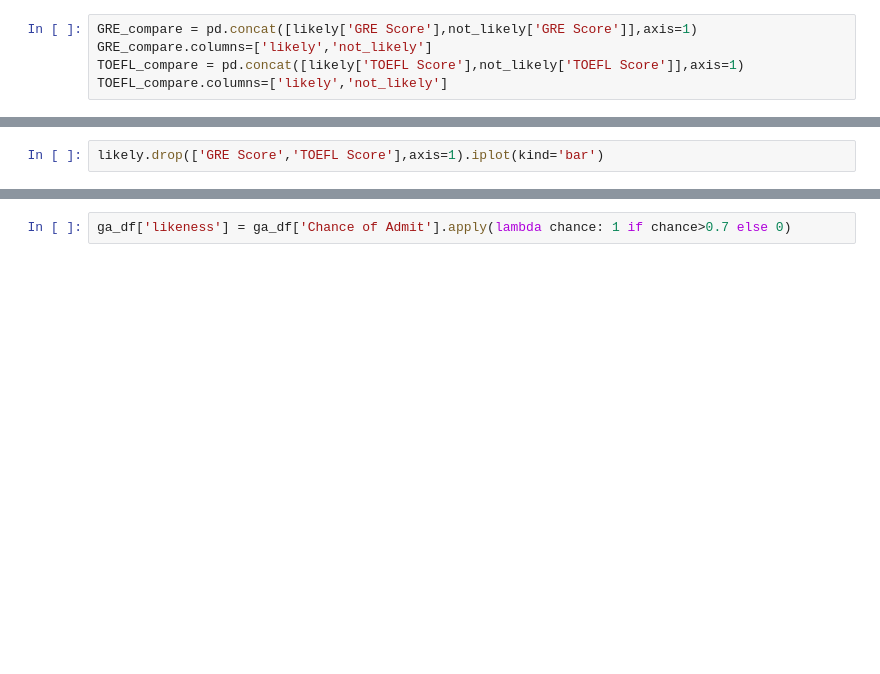
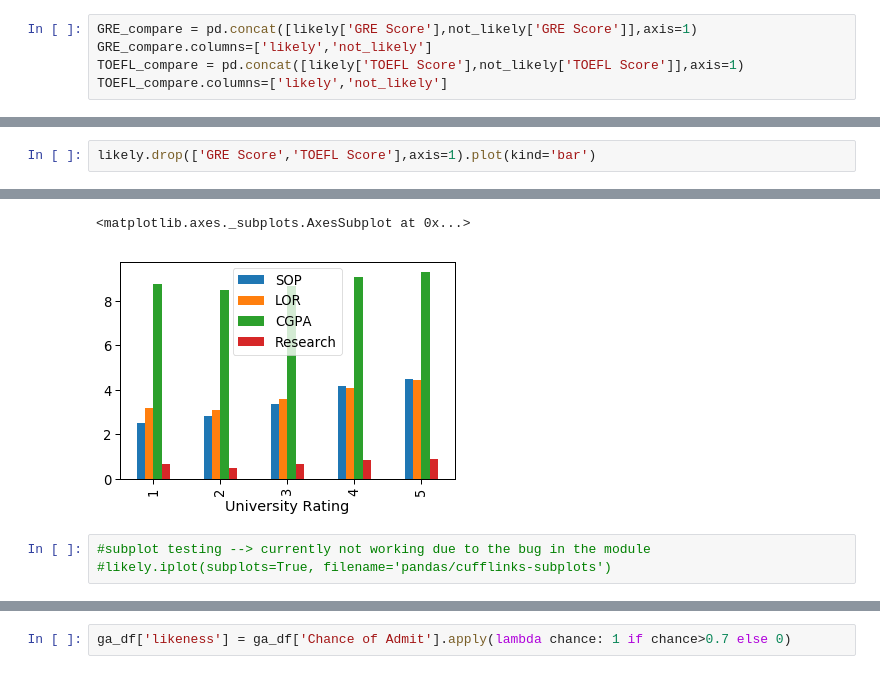
Before and after one commit to kylelee417/CollabProject, a Jupyter notebook: project_notebook.ipynb, the cells around one changed output, grey strips where cells are left out. Cells and saved outputs as stored; diff of their text form; blank space fills up the shorter version.

```diff
--- a/project_notebook.ipynb
+++ b/project_notebook.ipynb
@@ -119,3 +126,3 @@ TOEFL_compare.iplot(kind='bar')
 # %%
-likely.drop(['GRE Score','TOEFL Score'],axis=1).iplot(kind='bar')
+likely.drop(['GRE Score','TOEFL Score'],axis=1).plot(kind='bar')
 # %% [output]
@@ -122,0 +129,5 @@ likely.drop(['GRE Score','TOEFL Score'],axis=1).iplot(kind='bar')
+<matplotlib.axes._subplots.AxesSubplot at 0x...>
+[figure, added]
+# %%
+#subplot testing --> currently not working due to the bug in the module
+#likely.iplot(subplots=True, filename='pandas/cufflinks-subplots')
```
Also changed, not shown: parts of 10 cells of this notebook.
